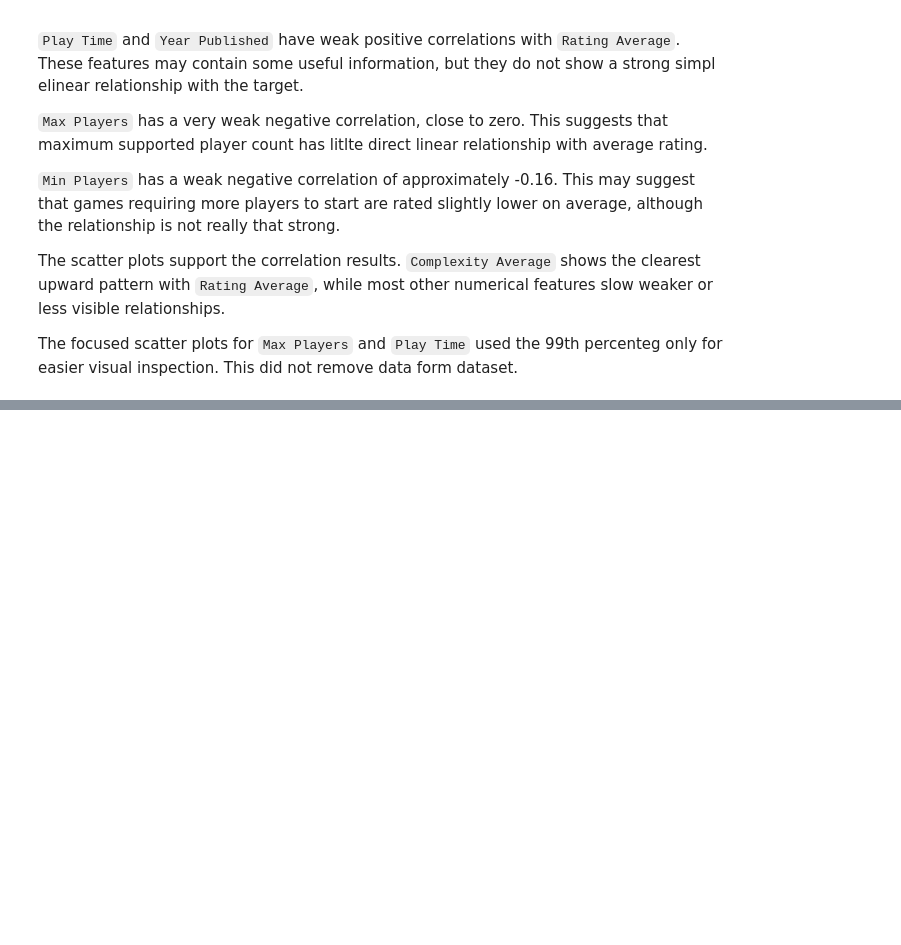
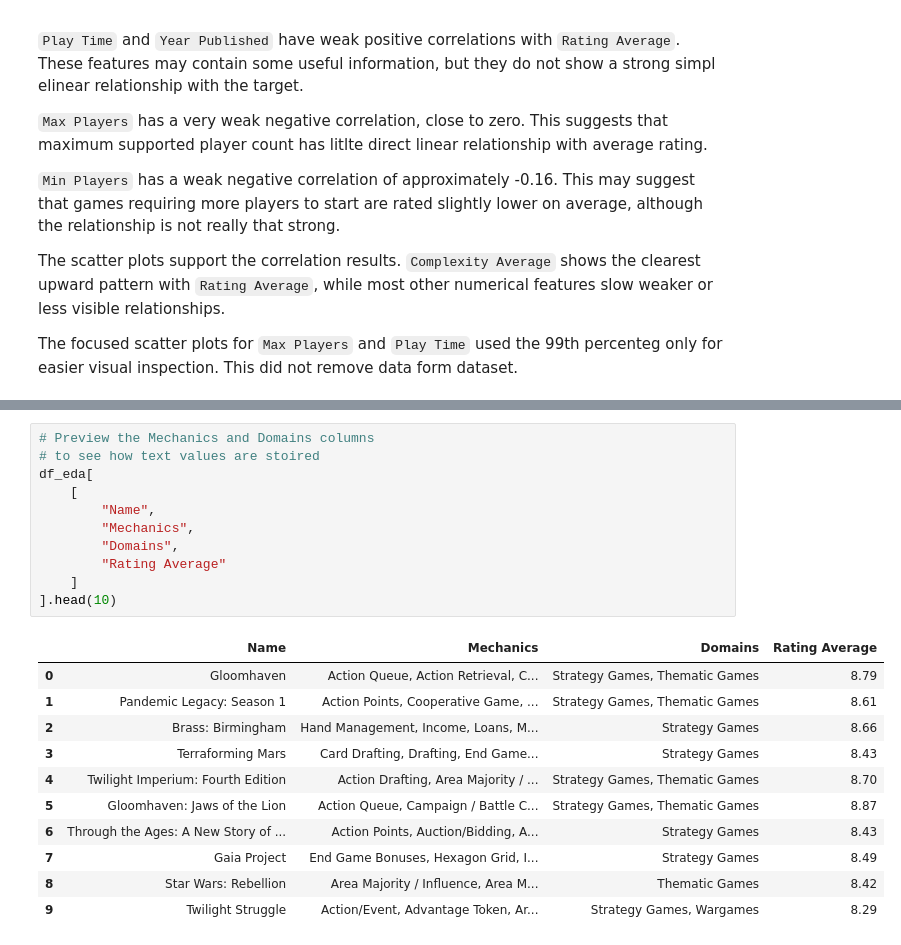
Before and after one commit to Agnogh/board-game-rating-predictor, a Jupyter notebook: notebooks/03_exploratory_data_analysis.ipynb, the cells around one changed output, grey strips where cells are left out. Cells and saved outputs as stored; diff of their text form; blank space fills up the shorter version.

```diff
--- a/notebooks/03_exploratory_data_analysis.ipynb
+++ b/notebooks/03_exploratory_data_analysis.ipynb
@@ -557,0 +573,23 @@ The focused scatter plots for `Max Players` and `Play Time` used the 99th percen
+# %%
+# Preview the Mechanics and Domains columns
+# to see how text values are stoired
+df_eda[
+    [
+        "Name",
+        "Mechanics",
+        "Domains",
+        "Rating Average"
+    ]
+].head(10)
+# %% [output]
+|  | Name | Mechanics | Domains | Rating Average |
+| 0 | Gloomhaven | Action Queue, Action Retrieval, C... | Strategy Games, Thematic Games | 8.79 |
+| 1 | Pandemic Legacy: Season 1 | Action Points, Cooperative Game, ... | Strategy Games, Thematic Games | 8.61 |
+| 2 | Brass: Birmingham | Hand Management, Income, Loans, M... | Strategy Games | 8.66 |
+| 3 | Terraforming Mars | Card Drafting, Drafting, End Game... | Strategy Games | 8.43 |
+| 4 | Twilight Imperium: Fourth Edition | Action Drafting, Area Majority / ... | Strategy Games, Thematic Games | 8.70 |
+| 5 | Gloomhaven: Jaws of the Lion | Action Queue, Campaign / Battle C... | Strategy Games, Thematic Games | 8.87 |
+| 6 | Through the Ages: A New Story of ... | Action Points, Auction/Bidding, A... | Strategy Games | 8.43 |
+| 7 | Gaia Project | End Game Bonuses, Hexagon Grid, I... | Strategy Games | 8.49 |
+| 8 | Star Wars: Rebellion | Area Majority / Influence, Area M... | Thematic Games | 8.42 |
+| 9 | Twilight Struggle | Action/Event, Advantage Token, Ar... | Strategy Games, Wargames | 8.29 |
```
Also changed, not shown: parts of 12 cells of this notebook.
